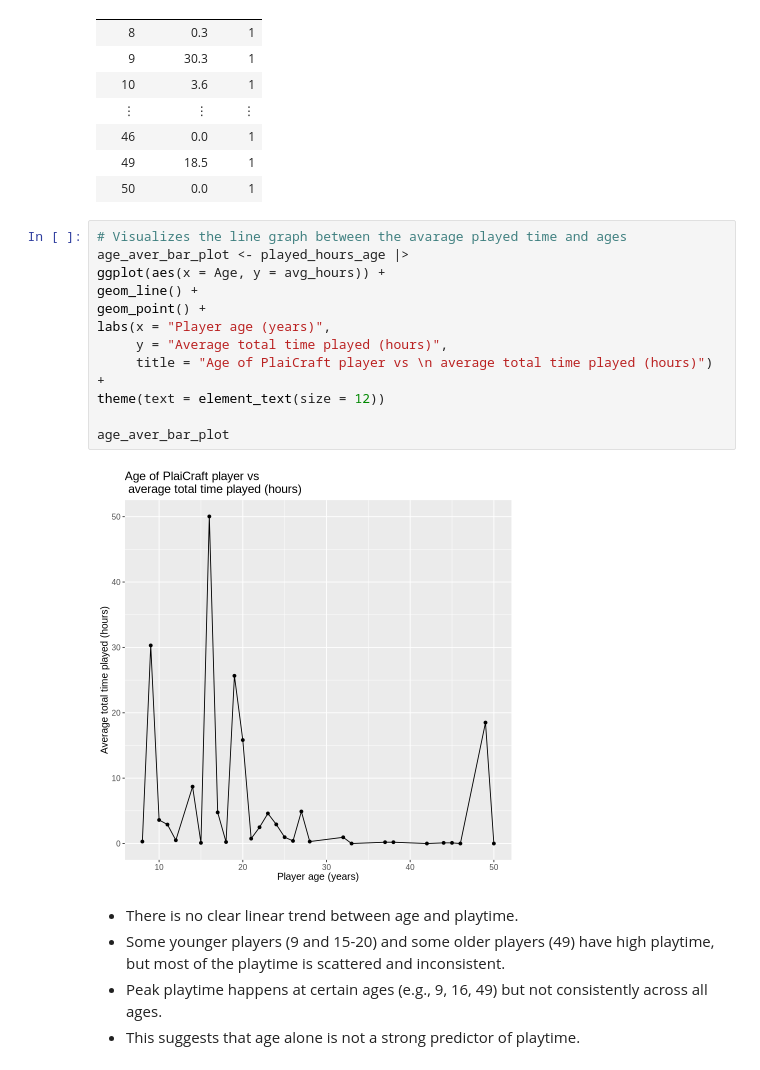
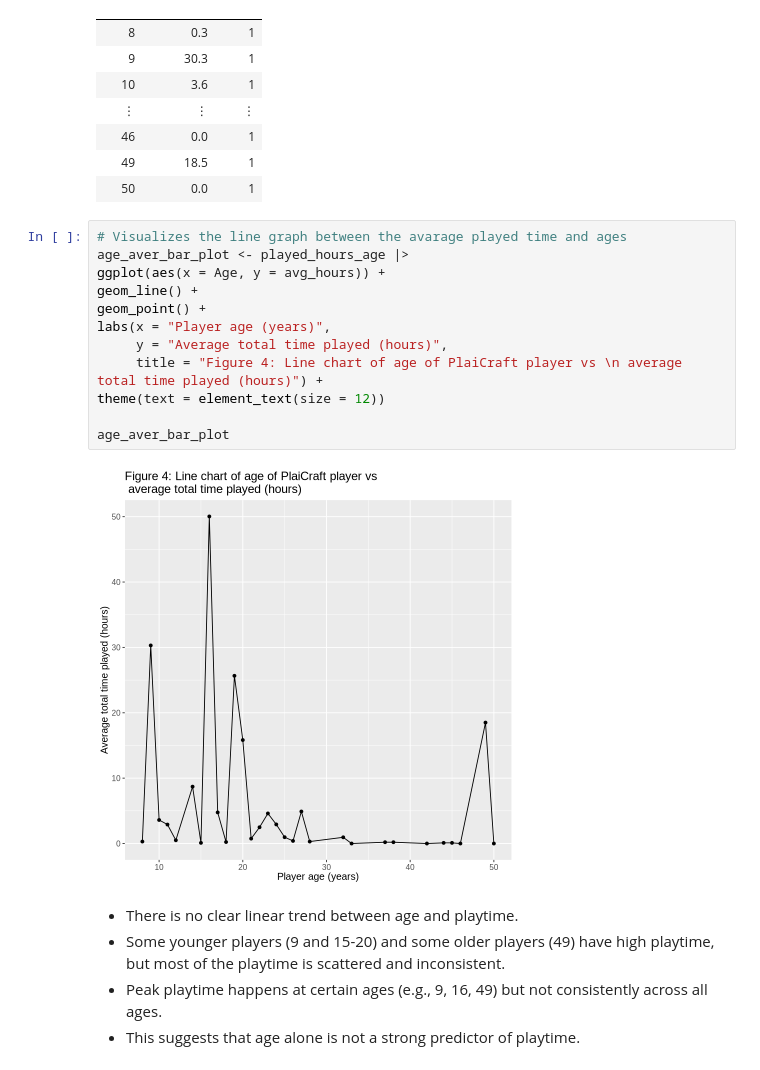
Before and after one commit to vnguyen243/dsci100, a Jupyter notebook: dsci_project_final.ipynb, the cells around one changed output. Drawn from its saved outputs; the diff is of its cells as text.

```diff
--- a/dsci_project_final.ipynb
+++ b/dsci_project_final.ipynb
@@ -233,17 +233,17 @@ A tibble: 30 × 3
 # %%
 # Visualizes the line graph between the avarage played time and ages
 age_aver_bar_plot <- played_hours_age |>
 ggplot(aes(x = Age, y = avg_hours)) +
 geom_line() +
 geom_point() +
 labs(x = "Player age (years)",
      y = "Average total time played (hours)",
-     title = "Age of PlaiCraft player vs \n average total time played (hours)") +
+     title = "Figure 4: Line chart of age of PlaiCraft player vs \n average total time played (hours)") +
 theme(text = element_text(size = 12))
 
 age_aver_bar_plot
 # %% [output]
-[figure, old version]
+[figure, new version]
 # %% [markdown]
 - There is no clear linear trend between age and playtime.
 - Some younger players (9 and 15-20) and some older players (49) have high playtime, but most of the playtime is scattered and inconsistent.
```
Also changed, not shown: parts of 9 cells of this notebook.
